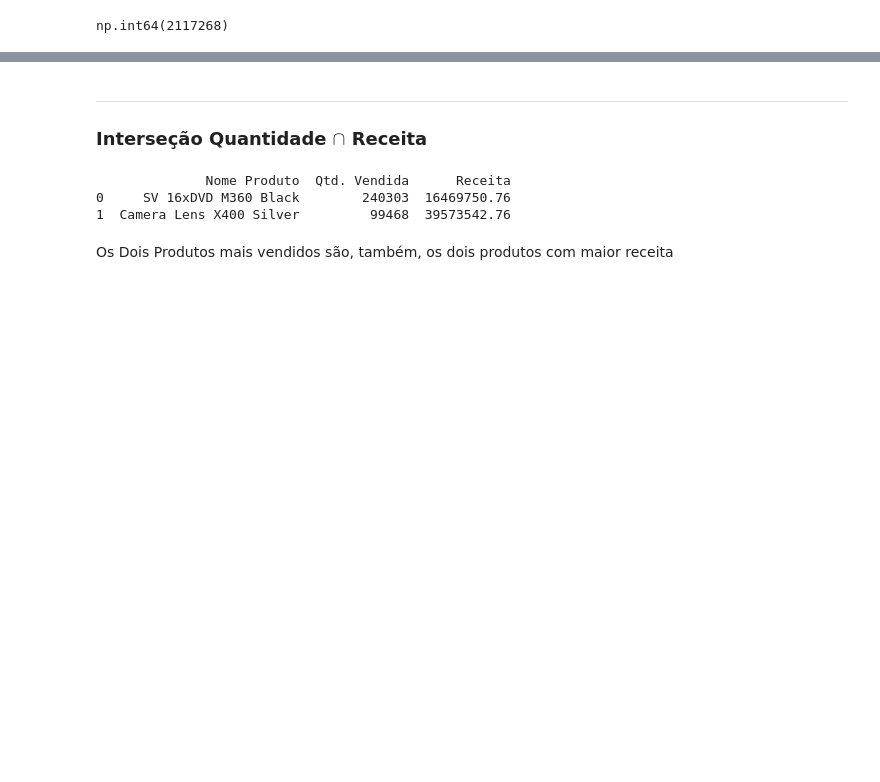
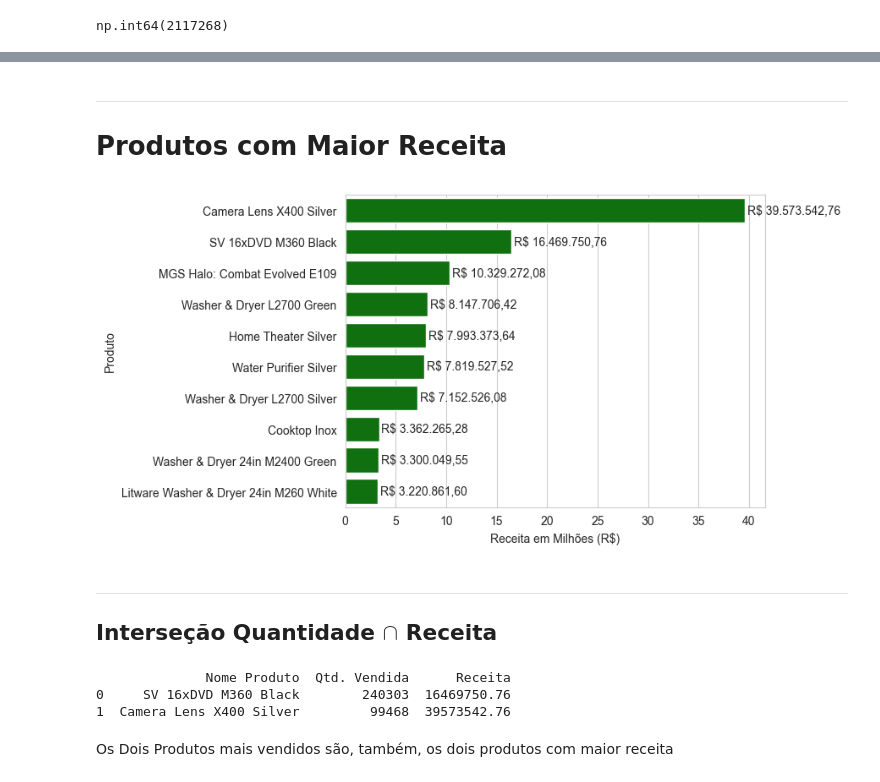
Before and after one commit to Lucas-Sala/Data, a Jupyter notebook: 00_Analise_Vendas/notebooks/04_analise.ipynb, the cells around one changed output, grey strips where cells are left out. Drawn from its saved outputs; the diff is of its cells as text; code cells hidden in the pictures; blank space fills up the shorter version.

```diff
--- a/00_Analise_Vendas/notebooks/04_analise.ipynb
+++ b/00_Analise_Vendas/notebooks/04_analise.ipynb
@@ -175,6 +190,37 @@ top10_receita
+# %% [markdown]
+---
+# **Produtos com Maior Receita**
+# %%
+receita_produtos = df_vendas.groupby("Nome Produto", as_index=False)["Receita"].sum()
+top10_receita = receita_produtos.nlargest(10,"Receita")
+
+ax = sns.barplot(
+    data=top10_receita,
+    x="Receita",
+    y="Nome Produto",
+    estimator="sum",
+    color='g'
+)
+
+labels = [
+    f"R$ {v.get_width():,.2f}"
+    .replace(",", "X")
+    .replace(".", ",")
+    .replace("X", ".")
+    for v in ax.containers[0]
+]
+
+
+ax.bar_label(ax.containers[0], labels=labels, padding= 2)
+ax.xaxis.set_major_formatter(FuncFormatter(fmt.moeda_milhao))
+ax.set_xlabel("Receita em Milhões (R$)")
+ax.set_ylabel("Produto")
+plt.savefig('../images/produtos+Receita.png', bbox_inches='tight', dpi=300)
+# %% [output]
+[figure, added]
 # %% [markdown]
 ---
-### **Interseção Quantidade $\cap$ Receita**
+## **Interseção Quantidade $\cap$ Receita**
 # %%
 intersecao = top10_quantidade.merge(
     top10_receita,
```
Also changed, not shown: parts of 30 cells of this notebook, 14 other files.
